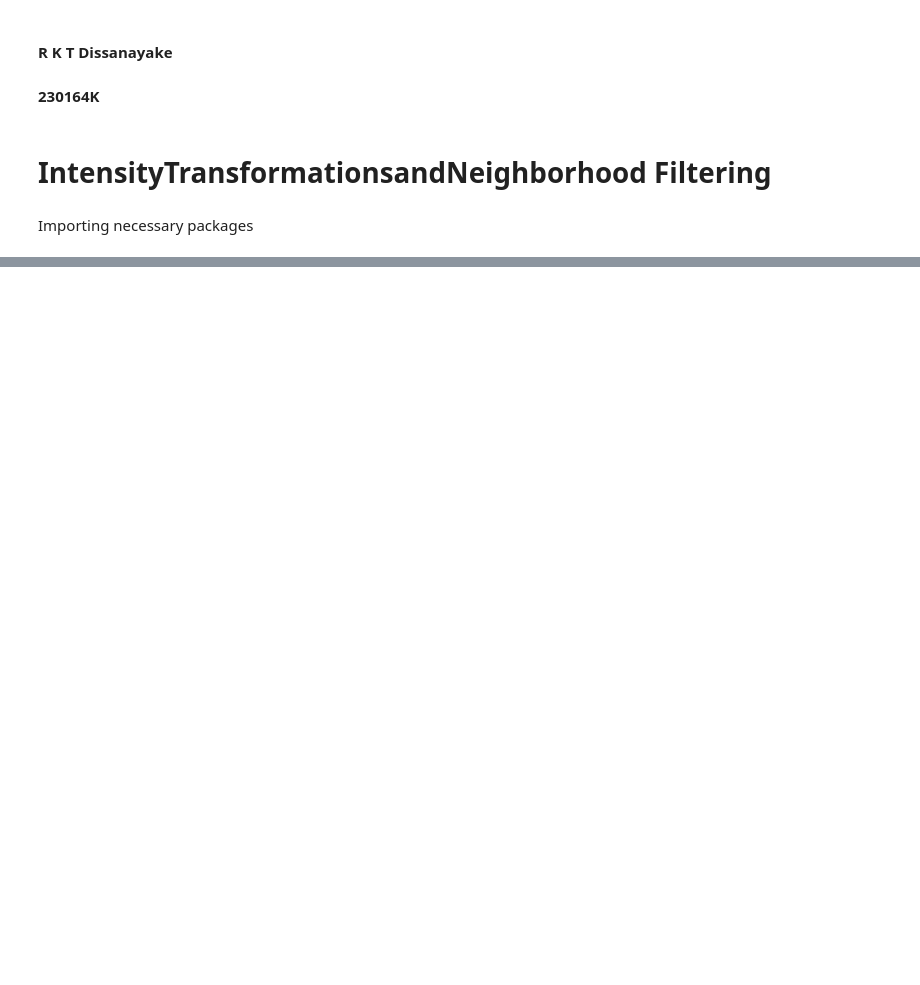
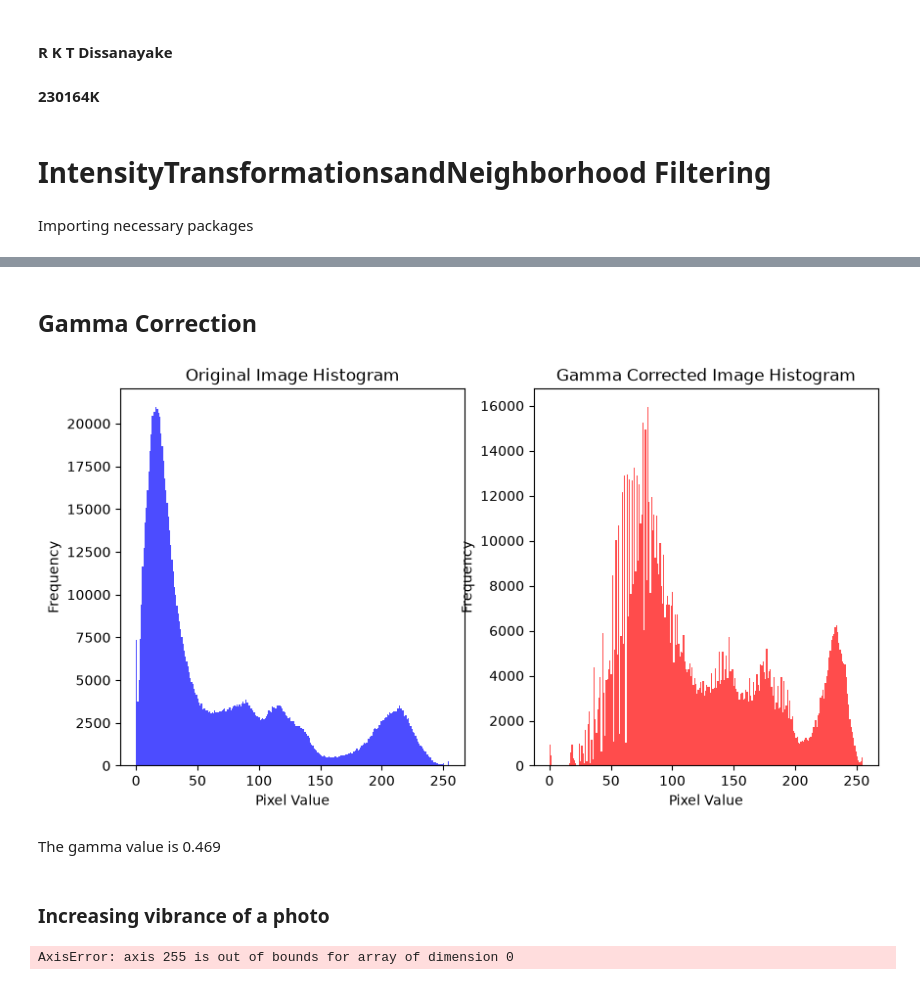
Before and after one commit to Thejake22/Intensity-Transformations-and-Neighborhood-Filtering, a Jupyter notebook: assignment.ipynb, the cells around one changed output, grey strips where cells are left out. Saved outputs shown, nothing was run; the diff lists cells and outputs as text; code cells hidden in the pictures; blank space fills up the shorter version.

```diff
--- a/assignment.ipynb
+++ b/assignment.ipynb
@@ -43,0 +68,68 @@ plt.show()
+# %% [markdown]
+## Gamma Correction
+# %%
+# load image girl
+girl = cv.imread(r"D:\Sem 5\IP and CV\images\images\girl.jpeg", cv.IMREAD_COLOR)
+
+# convert to YUV color space
+girl_yuv = cv.cvtColor(girl, cv.COLOR_BGR2YUV)
+
+# applying gamma correction to L plane
+girl_yuv[:,:,0] = np.power(girl_yuv[:,:,0]/255.0, 0.469) * 255.0
+
+# convert back to BGR color space
+girl_gamma_corrected = cv.cvtColor(girl_yuv, cv.COLOR_YUV2BGR)
+
+# Display histogram of original and gamma corrected image
+plt.figure(figsize=(10, 5))
+plt.subplot(1, 2, 1)
+plt.hist(girl.ravel(), bins=256, color='blue', alpha=0.7)
+plt.title('Original Image Histogram')
+plt.xlabel('Pixel Value')
+plt.ylabel('Frequency')
+plt.subplot(1, 2, 2)
+plt.hist(girl_gamma_corrected.ravel(), bins=256, color='red', alpha=0.7)
+plt.title('Gamma Corrected Image Histogram')
+plt.xlabel('Pixel Value')
+plt.ylabel('Frequency')
+plt.show()
+# %% [output]
+[figure, added]
+# %% [markdown]
+The gamma value is 0.469
+# %% [markdown]
+### Increasing vibrance of a photo
+# %%
+def vibrance_intensity_transformation(input_intensity, vibrance_factor, sigma):
+    value = (input_intensity + vibrance_factor * 128 * np.exp(-((input_intensity - 128) ** 2) / (2 * sigma ** 2)))%256
+    return np.min(value, 255)
+
+# load an image
+peter = cv.imread(r"D:\Sem 5\IP and CV\images\images\peter.png", cv.IMREAD_COLOR)
+
+# split image into hue, saturation, and value planes
+peter_hsv = cv.cvtColor(peter, cv.COLOR_BGR2HSV)
+
+# apply vibrance intensity transformation to saturation plane
+a = 0.5  # vibrance factor
+sigma = 70  # standard deviation for the Gaussian function
+peter_hsv[:,:,1] = np.vectorize(vibrance_intensity_transformation)(peter_hsv[:,:,1], a, sigma)
+
+# convert back to BGR color space
+peter_vibrance_corrected = cv.cvtColor(peter_hsv, cv.COLOR_HSV2BGR)
+
+# Display the image
+plt.figure(figsize=(10, 5))
+plt.subplot(1, 2, 1)
+plt.imshow(cv.cvtColor(peter, cv.COLOR_BGR2RGB))
+plt.title("Original Image")
+plt.axis("off")
+
+plt.subplot(1, 2, 2)
+plt.imshow(cv.cvtColor(peter_vibrance_corrected, cv.COLOR_BGR2RGB))
+plt.title("Vibrance Corrected Image")
+plt.axis("off")
+
+plt.show()
+# %% [output]
+AxisError: axis 255 is out of bounds for array of dimension 0
```
Also changed, not shown: parts of 4 cells of this notebook.
